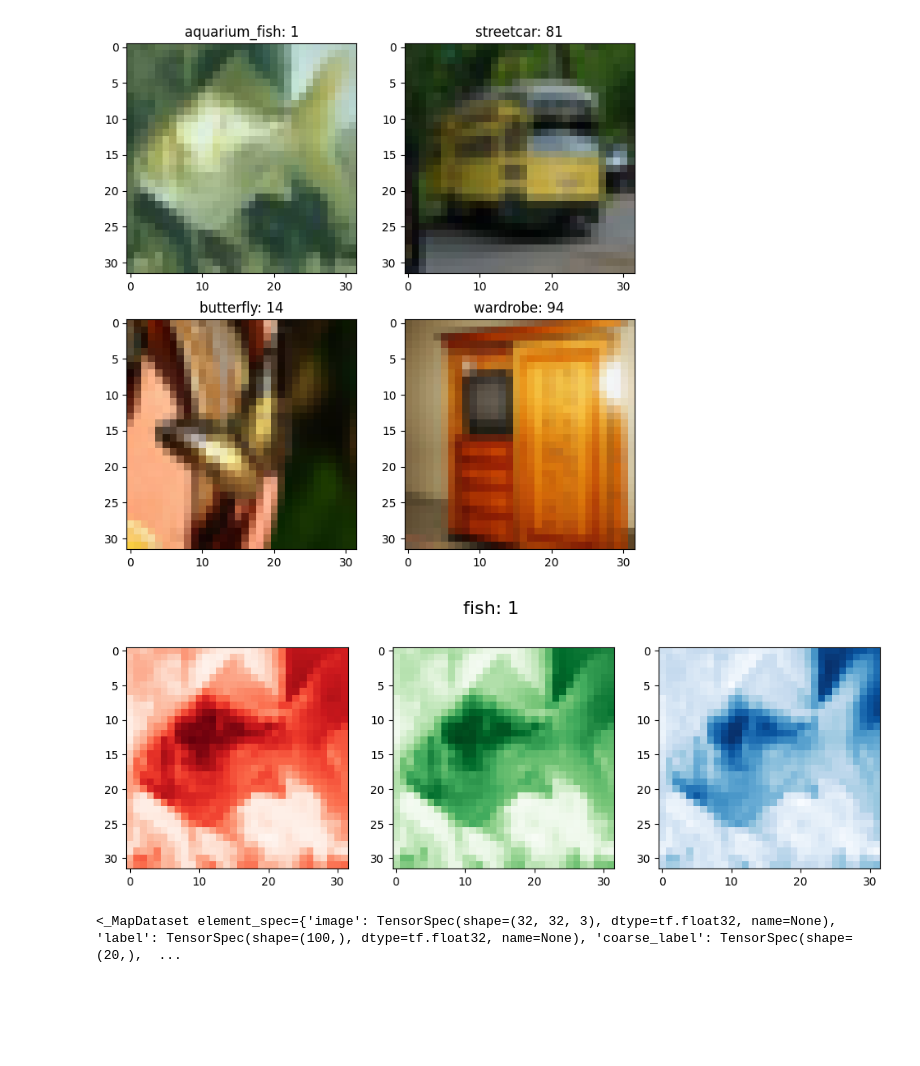
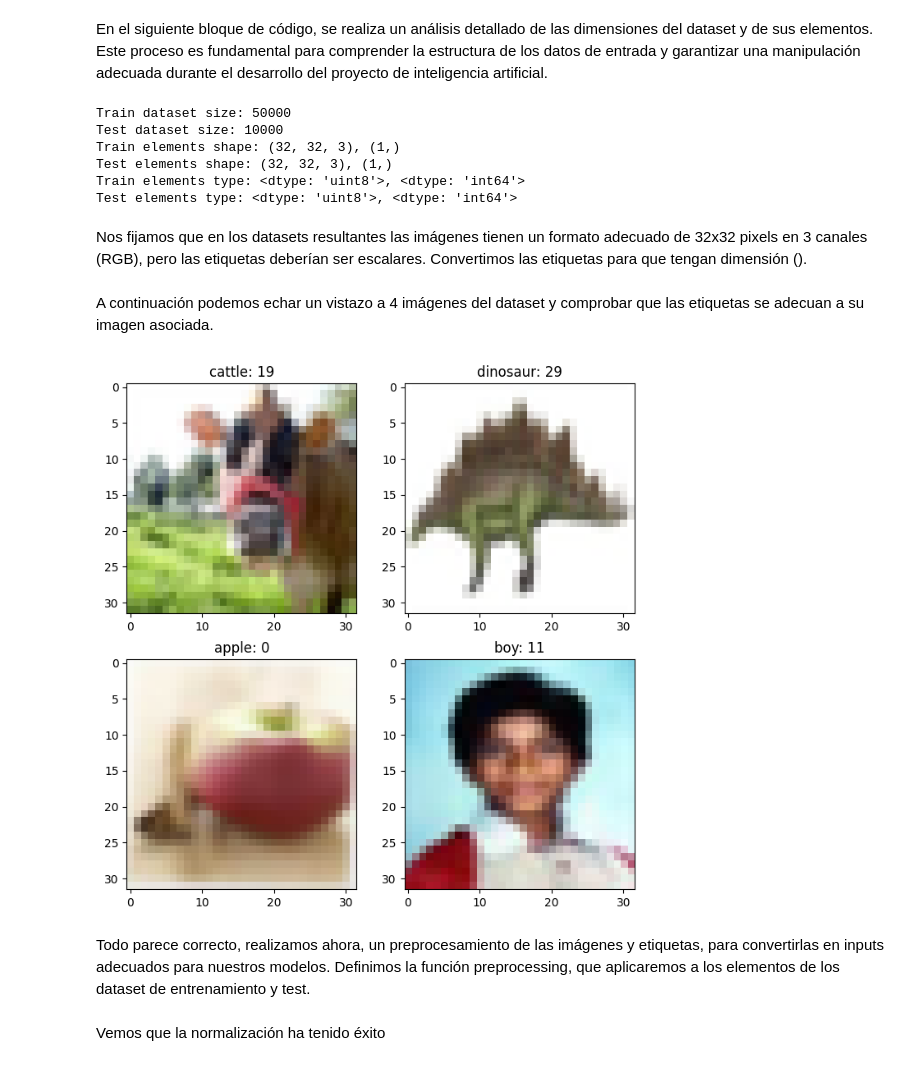
Before and after one commit to Alf-caput/AA_PRACTICA3_4, a Jupyter notebook: AA_PRACTICA3_GRUPO_4.ipynb, the cells around one changed output. Saved outputs shown, nothing was run; the diff lists cells and outputs as text; code cells hidden in the pictures; blank space fills up the shorter version.

```diff
--- a/AA_PRACTICA3_GRUPO_4.ipynb
+++ b/AA_PRACTICA3_GRUPO_4.ipynb
@@ -28,0 +7,9 @@ len(ds_train), len(ds_validation)
+# %%
+import tensorflow as tf
+
+ds_train, ds_test = tf.keras.datasets.cifar100.load_data()
+
+ds_train = tf.data.Dataset.from_tensor_slices(ds_train)
+ds_test = tf.data.Dataset.from_tensor_slices(ds_test)
+
+type(ds_train), type(ds_test)
@@ -29,24 +21,51 @@ len(ds_train), len(ds_validation)
+# %% [markdown]
+En el siguiente bloque de código, se realiza un análisis detallado de las dimensiones del dataset y de sus elementos. Este proceso es fundamental para comprender la estructura de los datos de entrada y garantizar una manipulación adecuada durante el desarrollo del proyecto de inteligencia artificial.
+# %%
+num_train = len(ds_train)
+num_test = len(ds_test)
+print(f'Train dataset size: {num_train}')
+print(f'Test dataset size: {num_test}')
+
+train_image_spec, train_label_spec = ds_train.element_spec
+test_image_spec, test_label_spec = ds_train.element_spec
+
+print(f'Train elements shape: {train_image_spec.shape}, {train_label_spec.shape}')
+print(f'Test elements shape: {test_image_spec.shape}, {test_label_spec.shape}')
+
+print(f'Train elements type: {train_image_spec.dtype}, {train_label_spec.dtype}')
+print(f'Test elements type: {train_image_spec.dtype}, {train_label_spec.dtype}')
+# %% [output]
+Train dataset size: 50000
+Test dataset size: 10000
+Train elements shape: (32, 32, 3), (1,)
+Test elements shape: (32, 32, 3), (1,)
+Train elements type: <dtype: 'uint8'>, <dtype: 'int64'>
+Test elements type: <dtype: 'uint8'>, <dtype: 'int64'>
+# %% [markdown]
+Nos fijamos que en los datasets resultantes las imágenes tienen un formato adecuado de 32x32 pixels en 3 canales (RGB), pero las etiquetas deberían ser escalares. Convertimos las etiquetas para que tengan dimensión ().
+# %%
+# Las etiquetas son tensores de dimensión (1,) convertimos a ()
+def reshape_label(image, label):
+  return image, tf.reshape(label, ())
+
+AUTOTUNE = tf.data.AUTOTUNE
+
+ds_train = ds_train.map(reshape_label, num_parallel_calls=AUTOTUNE)
+ds_test = ds_test.map(reshape_label, num_parallel_calls=AUTOTUNE)
+# %% [markdown]
+A continuación podemos echar un vistazo a 4 imágenes del dataset y comprobar que las etiquetas se adecuan a su imagen asociada.
 # %%
 import matplotlib.pyplot as plt
 
 fig = plt.figure(figsize=(8, 8))
 # Mostramos 4 imágenes del dataset de entrenamiento
 for i, x in enumerate(ds_train.take(4)):
-  image, label, coarse_label = x.values()
+  image, label = x
   plt.subplot(2, 2, i+1)
   plt.imshow(image)
   plt.title(f"{classes[label]}: {label}")
 # %% [output]
-[figure, old version]
+[figure, new version]
-# %%
-fig = plt.figure(figsize=(12, 4))
-# Mostramos los canales en los que se divide una imagen
-for x in ds_train.take(1):
-  image, label, coarse_label = x.values()
-  for i, channel in enumerate(['Reds', 'Greens', 'Blues']):  # RGB
-    plt.subplot(1, 3, i+1)
-    plt.imshow(image[:, :, i], cmap=channel)
-  plt.suptitle(f"{superclasses[coarse_label]}: {coarse_label}", size=16)
-# %% [output]
-[figure, removed]
+# %% [markdown]
+Todo parece correcto, realizamos ahora, un preprocesamiento de las imágenes y etiquetas, para convertirlas en inputs adecuados para nuestros modelos. Definimos la función preprocessing, que aplicaremos a los elementos de los dataset de entrenamiento y test.
 # %%
@@ -59,7 +79,5 @@ ds_train = ds_train.map(normalize_tensor_dict)
-# %%
-ds_train
-# %% [output]
-<_MapDataset element_spec={'image': TensorSpec(shape=(32, 32, 3), dtype=tf.float32, name=None), 'label': TensorSpec(shape=(100,), dtype=tf.float32, name=None), 'coarse_label': TensorSpec(shape=(20,),  ...
+# %% [markdown]
+Vemos que la normalización ha tenido éxito
 # %%
 for elem in ds_train.take(1):
   print(elem)
```
Also changed, not shown: parts of 29 cells of this notebook, 1 other file.
